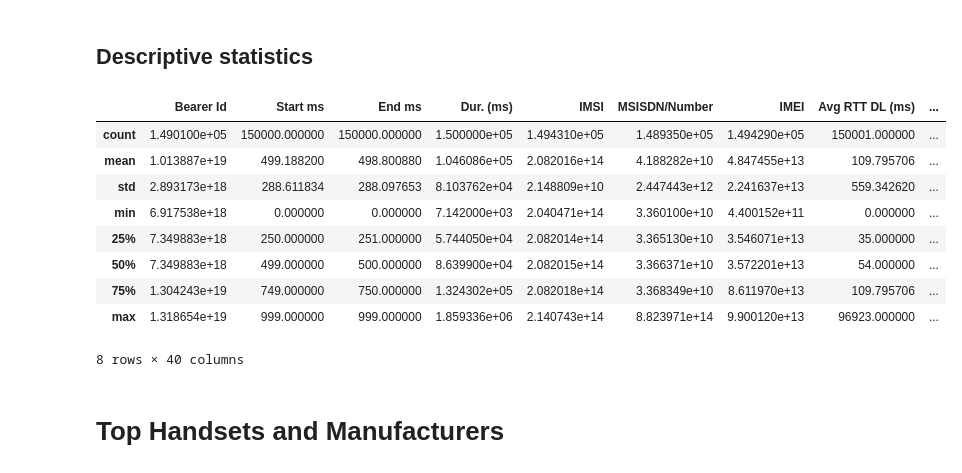
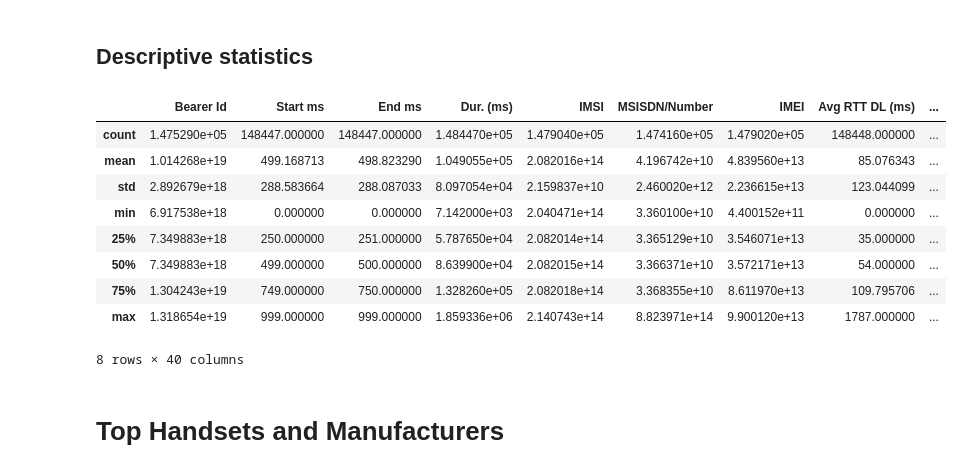
Before and after one commit to J0-Y0/ellCo-Telecom-Analysis, a Jupyter notebook: notebooks/user_overview_analysis.ipynb, the cells around one changed output. Cells and saved outputs as stored; diff of their text form; code cells hidden in the pictures.

```diff
--- a/notebooks/user_overview_analysis.ipynb
+++ b/notebooks/user_overview_analysis.ipynb
@@ -92,17 +93,17 @@ cleaned_data = analyzer.handle_outliers(cleaned_data)
 # %% [markdown]
 ## Descriptive statistics
 # %%
-df.describe()
+cleaned_data.describe()
 # %% [output]
 |  | Bearer Id | Start ms | End ms | Dur. (ms) | IMSI | MSISDN/Number | IMEI | Avg RTT DL (ms) | ... |
-| count | 1.490100e+05 | 150000.000000 | 150000.000000 | 1.500000e+05 | 1.494310e+05 | 1.489350e+05 | 1.494290e+05 | 150001.000000 | ... |
-| mean | 1.013887e+19 | 499.188200 | 498.800880 | 1.046086e+05 | 2.082016e+14 | 4.188282e+10 | 4.847455e+13 | 109.795706 | ... |
-| std | 2.893173e+18 | 288.611834 | 288.097653 | 8.103762e+04 | 2.148809e+10 | 2.447443e+12 | 2.241637e+13 | 559.342620 | ... |
+| count | 1.475290e+05 | 148447.000000 | 148447.000000 | 1.484470e+05 | 1.479040e+05 | 1.474160e+05 | 1.479020e+05 | 148448.000000 | ... |
+| mean | 1.014268e+19 | 499.168713 | 498.823290 | 1.049055e+05 | 2.082016e+14 | 4.196742e+10 | 4.839560e+13 | 85.076343 | ... |
+| std | 2.892679e+18 | 288.583664 | 288.087033 | 8.097054e+04 | 2.159837e+10 | 2.460020e+12 | 2.236615e+13 | 123.044099 | ... |
 | min | 6.917538e+18 | 0.000000 | 0.000000 | 7.142000e+03 | 2.040471e+14 | 3.360100e+10 | 4.400152e+11 | 0.000000 | ... |
-| 25% | 7.349883e+18 | 250.000000 | 251.000000 | 5.744050e+04 | 2.082014e+14 | 3.365130e+10 | 3.546071e+13 | 35.000000 | ... |
-| 50% | 7.349883e+18 | 499.000000 | 500.000000 | 8.639900e+04 | 2.082015e+14 | 3.366371e+10 | 3.572201e+13 | 54.000000 | ... |
-| 75% | 1.304243e+19 | 749.000000 | 750.000000 | 1.324302e+05 | 2.082018e+14 | 3.368349e+10 | 8.611970e+13 | 109.795706 | ... |
-| max | 1.318654e+19 | 999.000000 | 999.000000 | 1.859336e+06 | 2.140743e+14 | 8.823971e+14 | 9.900120e+13 | 96923.000000 | ... |
+| 25% | 7.349883e+18 | 250.000000 | 251.000000 | 5.787650e+04 | 2.082014e+14 | 3.365129e+10 | 3.546071e+13 | 35.000000 | ... |
+| 50% | 7.349883e+18 | 499.000000 | 500.000000 | 8.639900e+04 | 2.082015e+14 | 3.366371e+10 | 3.572171e+13 | 54.000000 | ... |
+| 75% | 1.304243e+19 | 749.000000 | 750.000000 | 1.328260e+05 | 2.082018e+14 | 3.368355e+10 | 8.611970e+13 | 109.795706 | ... |
+| max | 1.318654e+19 | 999.000000 | 999.000000 | 1.859336e+06 | 2.140743e+14 | 8.823971e+14 | 9.900120e+13 | 1787.000000 | ... |
 8 rows × 40 columns
 # %% [markdown]
 # Top Handsets and Manufacturers
```
Also changed, not shown: parts of 8 cells of this notebook, 2 other files.
